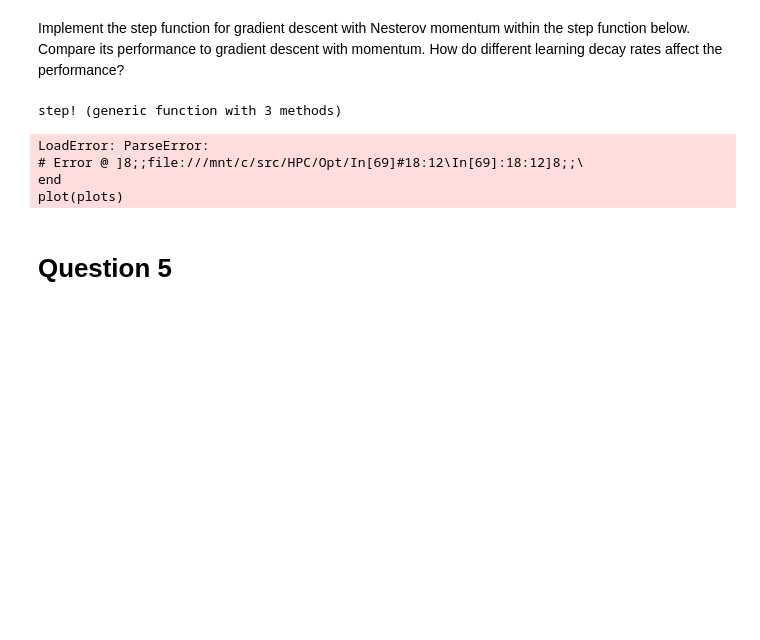
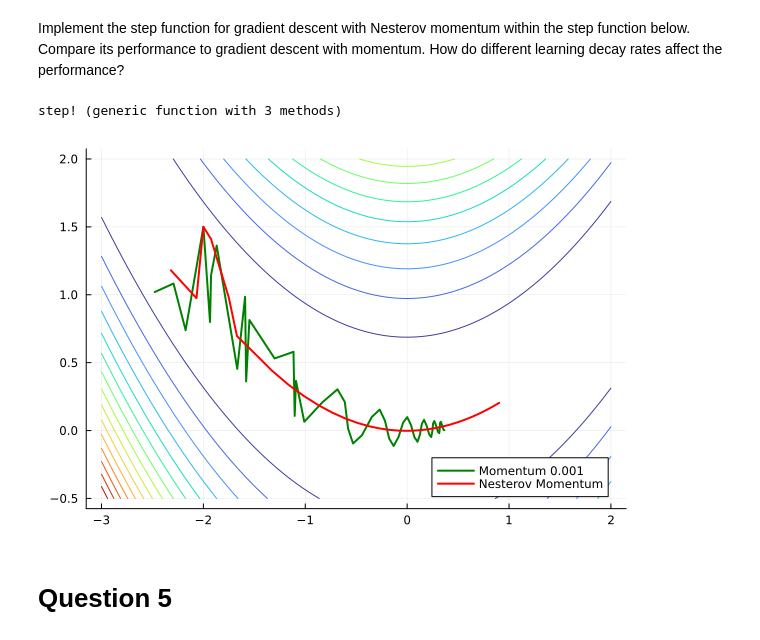
Before and after one commit to nguyenluan3017/HPC, a Jupyter notebook: Opt/Tutorial10.ipynb, the cells around one changed output. Saved outputs shown, nothing was run; the diff lists cells and outputs as text; code cells hidden in the pictures; blank space fills up the shorter version.

```diff
--- a/Opt/Tutorial10.ipynb
+++ b/Opt/Tutorial10.ipynb
@@ -143,28 +152,28 @@ end
 step! (generic function with 3 methods)
 # %%
 f(x,y) = (1-x)^2 + 100*(4y - x^2)^2
-df(x,y) = [#partial derivatives in here!]
+df(x,y) = [
+    -2(1-x) - 400*x*(4y - x^2),
+    800*(4y - x^2)
+]
 
 xDomain = range(-3, 2, length=100)
 yDomain = range(-0.5, 2, length=100)
 zFill = @. f(xDomain', yDomain)
 
 descent_methods = Tuple{DescentMethod, String, String, Int, VecE2{Float64}}[]
 push!(descent_methods, (Momentum(0.0003, 0.9, zeros(2)), "Momentum 0.001", "green",50,(-2,1.5)))
 push!(descent_methods, (NesterovMomentum(0.0002, 0.92, zeros(2)), "Nesterov Momentum", "red",50,(-2,1.5)))
 
 plots = contour(xDomain, yDomain, zFill,cbar=false,color=:turbo,lw=1)
 
 for (descent_method, name, color, number_of_steps,initial_point) in descent_methods
     pointsX, pointsY = run_descent_method(descent_method, initial_point, number_of_steps, f, df)
     plot!(pointsX, pointsY, seriestype=:line, linecolor=color, label=name, linewidth=2)
 end
 plot(plots)
 # %% [output]
-LoadError: ParseError:
-# Error @ ]8;;file:///mnt/c/src/HPC/Opt/In[69]#18:12\In[69]:18:12]8;;\
-end
-plot(plots)
+[figure, added]
 # %% [markdown]
 # Question 5
 # %% [markdown]
```
Also changed, not shown: parts of 5 cells of this notebook.
